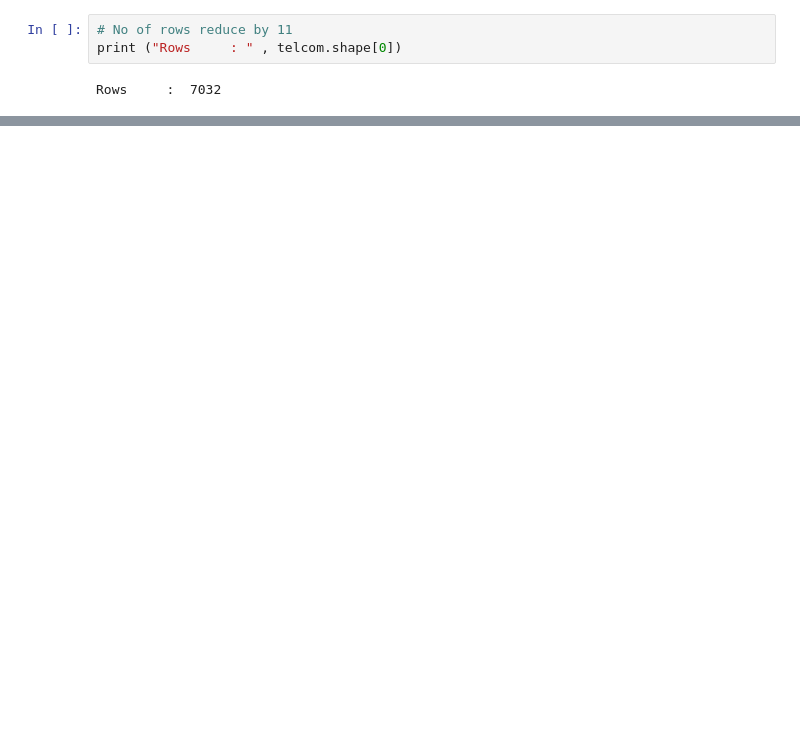
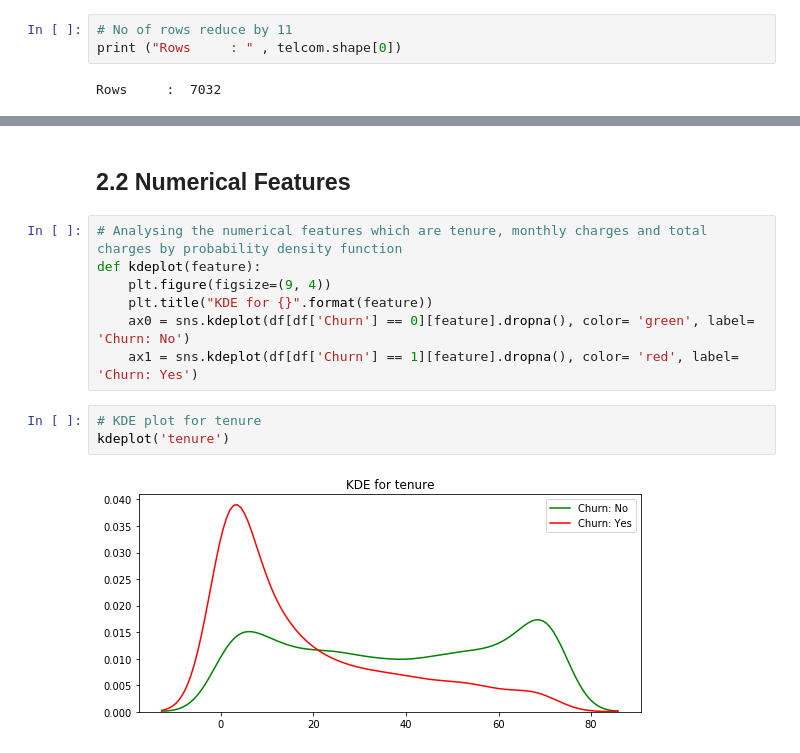
Before and after one commit to smarty1palak/Customer_Churn_Prediction, a Jupyter notebook: Data Analysis.ipynb, the cells around one changed output, grey strips where cells are left out. Saved outputs shown, nothing was run; the diff lists cells and outputs as text; blank space fills up the shorter version.

```diff
--- a/Data Analysis.ipynb
+++ b/Data Analysis.ipynb
@@ -161,0 +208,14 @@ df.corr()['Churn'].sort_values(ascending = False).plot(kind='bar')
+# %% [markdown]
+## 2.2 Numerical Features
+# %%
+# Analysing the numerical features which are tenure, monthly charges and total charges by probability density function
+def kdeplot(feature):
+    plt.figure(figsize=(9, 4))
+    plt.title("KDE for {}".format(feature))
+    ax0 = sns.kdeplot(df[df['Churn'] == 0][feature].dropna(), color= 'green', label= 'Churn: No')
+    ax1 = sns.kdeplot(df[df['Churn'] == 1][feature].dropna(), color= 'red', label= 'Churn: Yes')
+# %%
+# KDE plot for tenure
+kdeplot('tenure')
+# %% [output]
+[figure, added]
```
Also changed, not shown: parts of 48 cells of this notebook.
